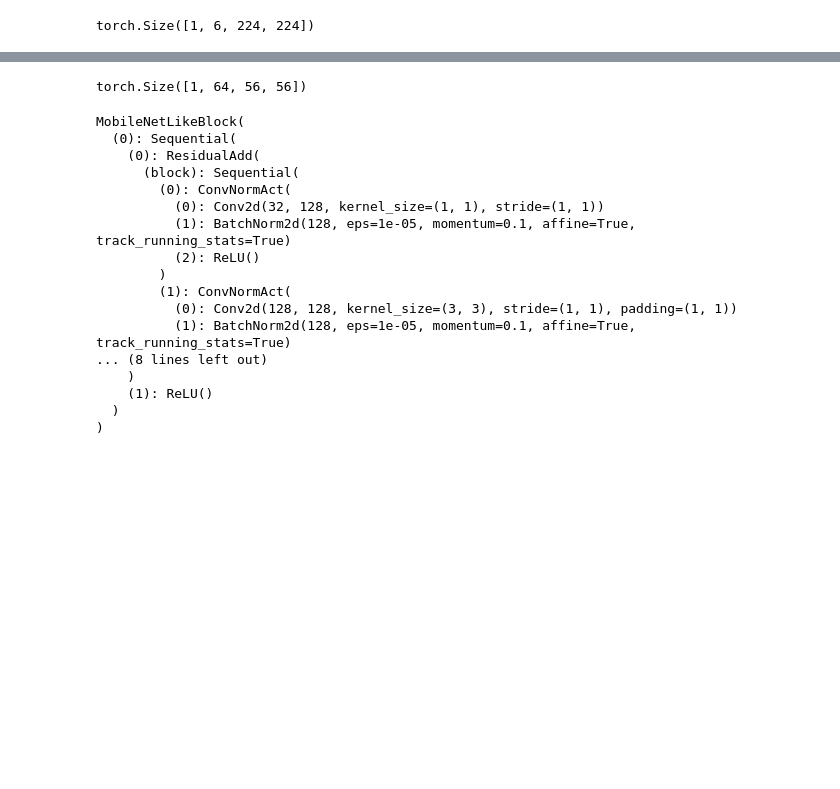
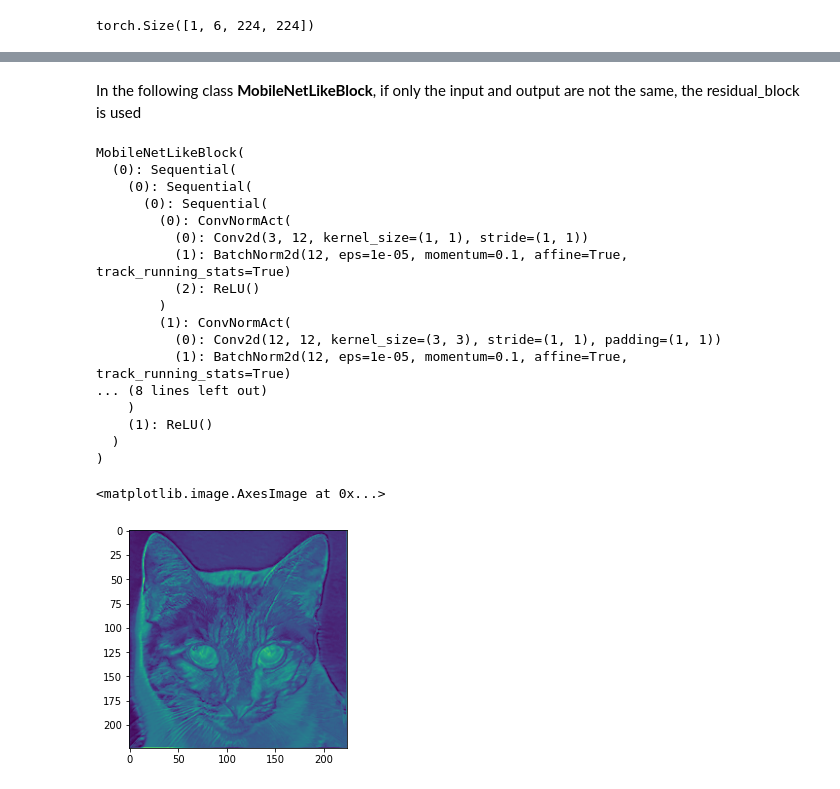
Before and after one commit to SAMashiyane/Residual_CNN_Explanation, a Jupyter notebook: Inverted_Residual.ipynb, the cells around one changed output, grey strips where cells are left out. Drawn from its saved outputs; the diff is of its cells as text; code cells hidden in the pictures; blank space fills up the shorter version.

```diff
--- a/Inverted_Residual.ipynb
+++ b/Inverted_Residual.ipynb
@@ -210,4 +210,19 @@ plt.imshow(shortcut_image)
+# %% [markdown]
+In the following class **MobileNetLikeBlock**, if only the input and output are not the same, the residual_block is used
 # %%
+class ResidualAdd(nn.Module):
+    def __init__(self, block: nn.Module, shortcut: Optional[nn.Module] = None):
+        super().__init__()
+        self.block = block
+        self.shortcut = shortcut
+
+    def forward(self,x):
+        res = x
+        x = self.block(x)
+        if self.shortcut:
+            res = self.shortcut(res)
+        x += res
+        return x
 class MobileNetLikeBlock(nn.Sequential):
     def __init__(self, in_features: int, out_features: int, expansion: int = 4):
         # use ResidualAdd if features match, otherwise a normal Sequential
@@ -229,32 +244,43 @@ class MobileNetLikeBlock(nn.Sequential):
             )
         )
 # %%
-import torch
+# import torch
 
-x = torch.randn((1, 32, 56, 56))
+# x = torch.randn((1, 32, 56, 56))
 
-Conv1X1BnReLU(32, 64)(x).shape
+# Conv1X1BnReLU(32, 64)(x).shape
-# %% [output]
-torch.Size([1, 64, 56, 56])
 # %%
-m=MobileNetLikeBlock(32, 32)
-m
+MLB=MobileNetLikeBlock(3, 6)
+MLB.to(device)
+MLB
+# MLB(img_BNeck).shape
 # MobileNetLikeBlock(32, 32)(x).shape
 # %% [output]
 MobileNetLikeBlock(
   (0): Sequential(
-    (0): ResidualAdd(
-      (block): Sequential(
+    (0): Sequential(
+      (0): Sequential(
         (0): ConvNormAct(
-          (0): Conv2d(32, 128, kernel_size=(1, 1), stride=(1, 1))
-          (1): BatchNorm2d(128, eps=1e-05, momentum=0.1, affine=True, track_running_stats=True)
+          (0): Conv2d(3, 12, kernel_size=(1, 1), stride=(1, 1))
+          (1): BatchNorm2d(12, eps=1e-05, momentum=0.1, affine=True, track_running_stats=True)
           (2): ReLU()
         )
         (1): ConvNormAct(
-          (0): Conv2d(128, 128, kernel_size=(3, 3), stride=(1, 1), padding=(1, 1))
-          (1): BatchNorm2d(128, eps=1e-05, momentum=0.1, affine=True, track_running_stats=True)
+          (0): Conv2d(12, 12, kernel_size=(3, 3), stride=(1, 1), padding=(1, 1))
+          (1): BatchNorm2d(12, eps=1e-05, momentum=0.1, affine=True, track_running_stats=True)
 ... (8 lines left out)
     )
     (1): ReLU()
   )
 )
+# %%
+MLB = MLB(img_BNeck)
+shortcut_image = MLB.squeeze(0)
+shortcut_image.shape
+shortcut_image  = torch.sum(shortcut_image/6,0)# decrease by sum dim
+shortcut_image  = shortcut_image.data.cpu().numpy()
+shortcut_image.shape #---> (224, 224)
+plt.imshow(shortcut_image)
+# %% [output]
+<matplotlib.image.AxesImage at 0x...>
+[figure, added]
```
Also changed, not shown: parts of 3 cells of this notebook.
